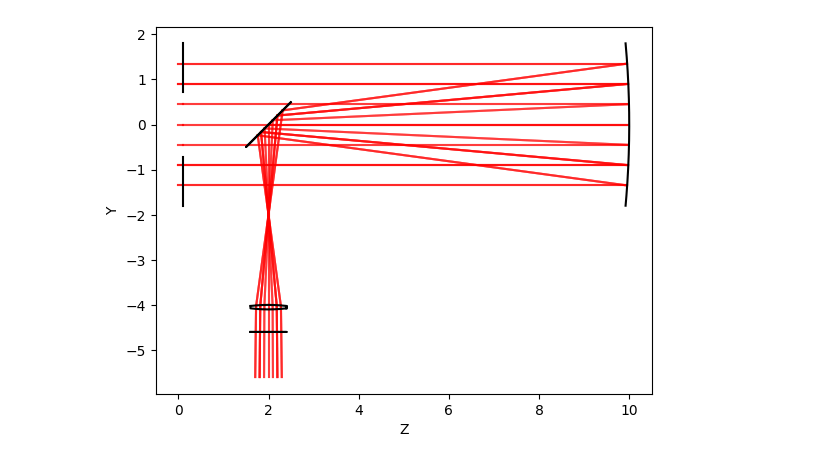
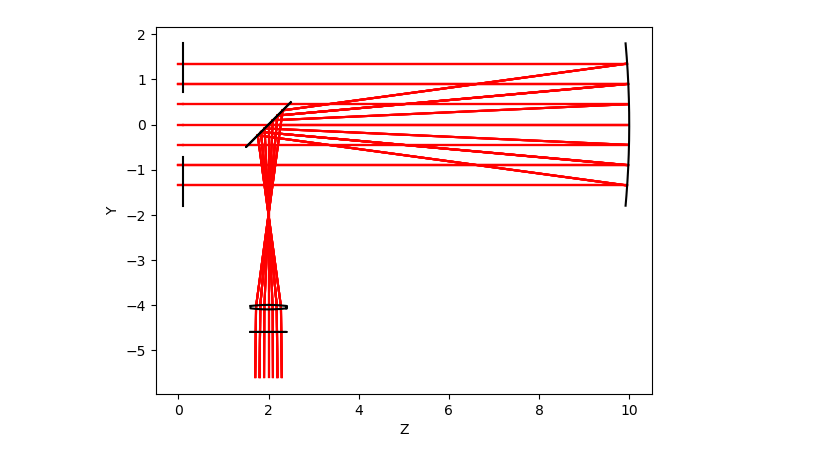
Before and after one commit to GNiendorf/tracepy, a Jupyter notebook: examples/Newtonian_Telescope_Specify_Glass_Type.ipynb, the cells around one changed output. Cells and saved outputs as stored; diff of their text form; code cells hidden in the pictures.

```diff
--- a/examples/Newtonian_Telescope_Specify_Glass_Type.ipynb
+++ b/examples/Newtonian_Telescope_Specify_Glass_Type.ipynb
@@ -58,11 +58,12 @@ lens2 = {
 
 geo = [selector, mirror, small_mirror, lens1, lens2, stop]
 ray_group = tp.ray_plane(geo, [0., 0., 0.], 1.8, d=[0.,0.,1.], nrays=50, wvl=.55) #550 nm
-# %%
-tp.plotyz(geo, ray_group)
-plt.show()
-# %% [output]
-[figure, removed]
+# %%
+# Pass in custom plotting paramaters to matplotlib.
+tp.plotyz(geo, ray_group, pltparams={'c':'red'})
+plt.show()
+# %% [output]
+[figure, added]
 # %%
 tp.spotdiagram(geo, ray_group)
 plt.title("Image")
```
Also changed, not shown: parts of 2 cells of this notebook, 19 other files.
